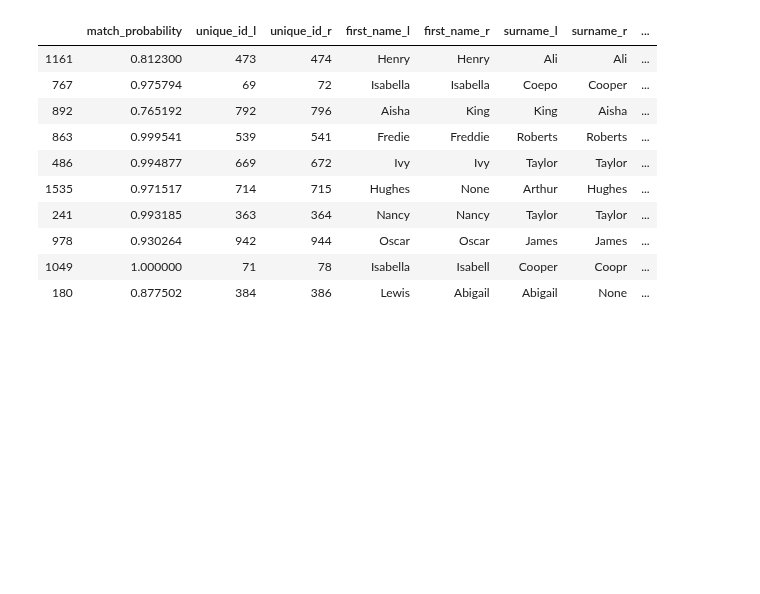
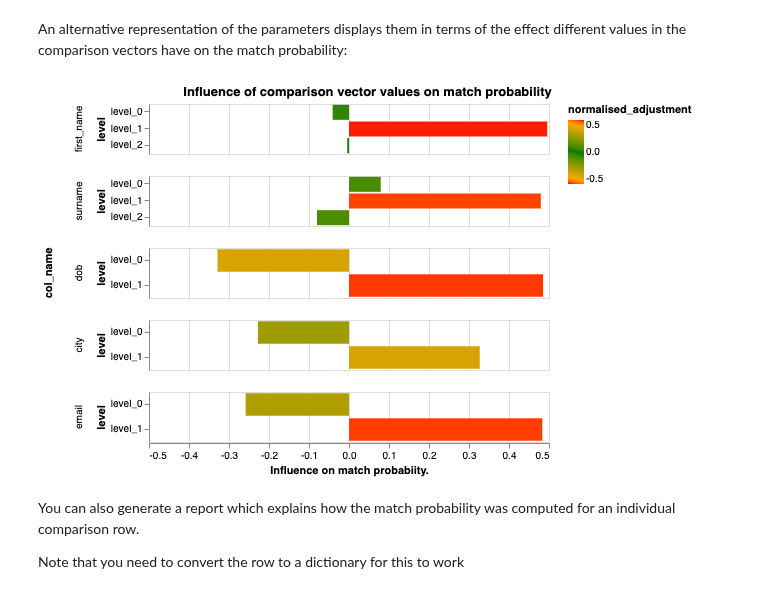
Before and after one commit to moj-analytical-services/splink, a Jupyter notebook: simple_demo.ipynb, the cells around one changed output. Saved outputs shown, nothing was run; the diff lists cells and outputs as text; code cells hidden in the pictures; blank space fills up the shorter version.

```diff
--- a/simple_demo.ipynb
+++ b/simple_demo.ipynb
@@ -203,17 +191,6 @@ dfpd = df_e.toPandas()
-# %%
-import pandas as pd
-pd.options.display.max_columns = 500
-pd.options.display.max_rows = 500
-dfpd.sample(10)[["match_probability"] + list(dfpd.columns)]
-# %% [output]
-|  | match_probability | unique_id_l | unique_id_r | first_name_l | first_name_r | surname_l | surname_r | ... |
-| 1161 | 0.812300 | 473 | 474 | Henry | Henry | Ali | Ali | ... |
-| 767 | 0.975794 | 69 | 72 | Isabella | Isabella | Coepo | Cooper | ... |
-| 892 | 0.765192 | 792 | 796 | Aisha | King | King | Aisha | ... |
-| 863 | 0.999541 | 539 | 541 | Fredie | Freddie | Roberts | Roberts | ... |
-| 486 | 0.994877 | 669 | 672 | Ivy | Ivy | Taylor | Taylor | ... |
-| 1535 | 0.971517 | 714 | 715 | Hughes | None | Arthur | Hughes | ... |
-| 241 | 0.993185 | 363 | 364 | Nancy | Nancy | Taylor | Taylor | ... |
-| 978 | 0.930264 | 942 | 944 | Oscar | Oscar | James | James | ... |
-| 1049 | 1.000000 | 71 | 78 | Isabella | Isabell | Cooper | Coopr | ... |
-| 180 | 0.877502 | 384 | 386 | Lewis | Abigail | Abigail | None | ... |
+# %% [markdown]
+An alternative representation of the parameters displays them in terms of the effect different values in the comparison vectors have on the match probability:
+# %%
+params.adjustment_factor_chart()
+# %% [output]
+[figure, added]
@@ -219,0 +200,4 @@ dfpd.sample(10)[["match_probability"] + list(dfpd.columns)]
+# %% [markdown]
+You can also generate a report which explains how the match probability was computed for an individual comparison row.
+
+Note that you need to convert the row to a dictionary for this to work
```
Also changed, not shown: parts of 30 cells of this notebook, 1 other file.
